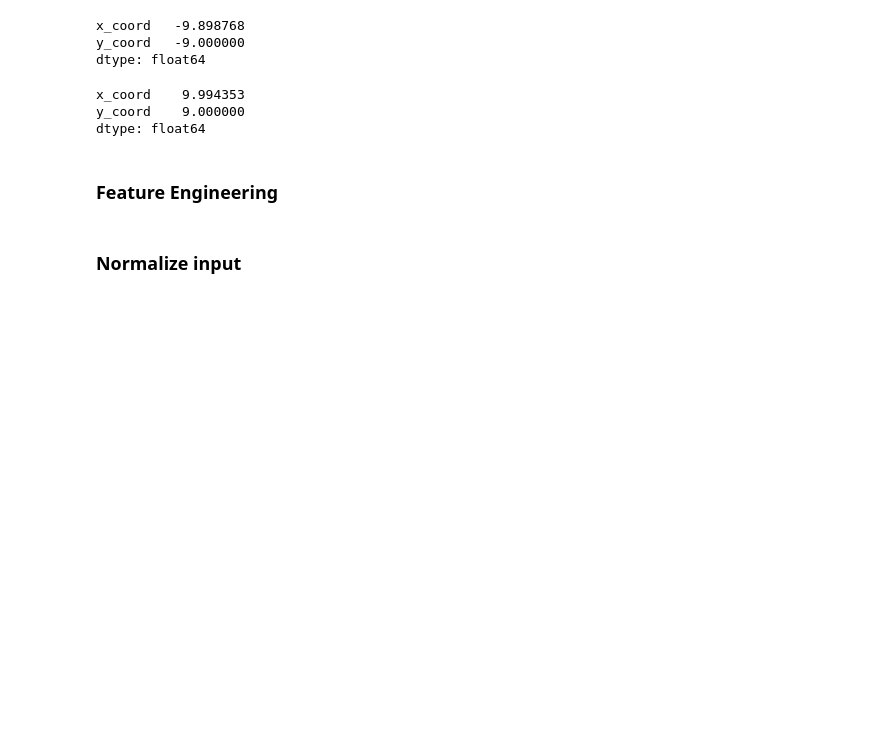
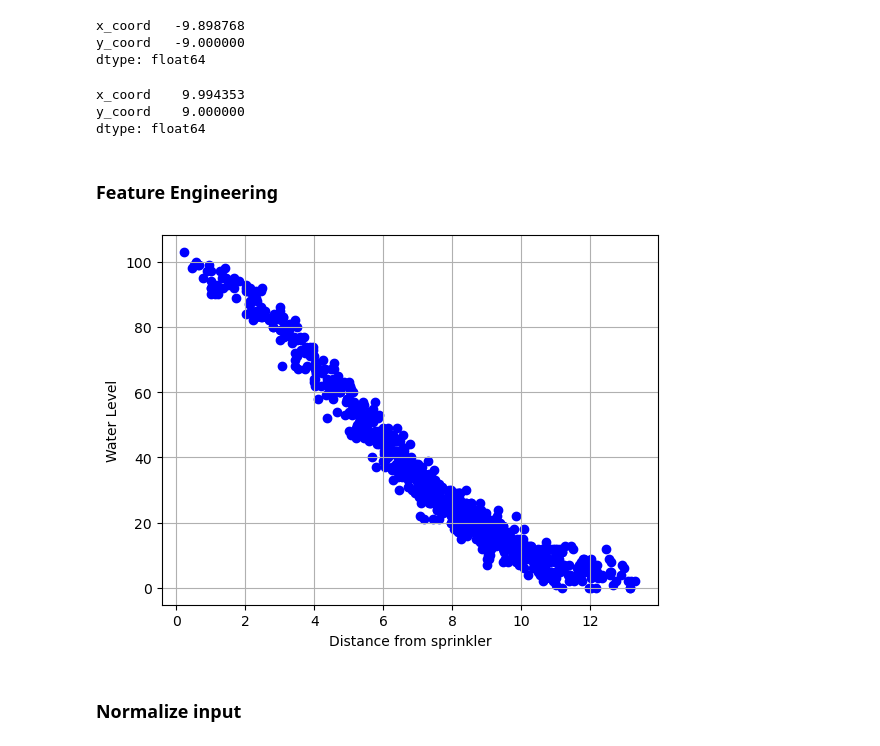
Before and after one commit to MartinRajniak/Neural-Networks-from-Scratch, a Jupyter notebook: notebooks/non_linear_regression/smart_sprinkler.ipynb, the cells around one changed output. Drawn from its saved outputs; the diff is of its cells as text; code cells hidden in the pictures; blank space fills up the shorter version.

```diff
--- a/notebooks/non_linear_regression/smart_sprinkler.ipynb
+++ b/notebooks/non_linear_regression/smart_sprinkler.ipynb
@@ -91,3 +84,12 @@ inputs["distance_from_center"] = np.sqrt((inputs["x_coord"])**2 + (inputs["y_coo
+# %%
+plt.scatter(inputs["distance_from_center"], targets, color='blue', marker='o', label='Data Points')
+
+plt.xlabel("Distance from sprinkler")
+plt.ylabel("Water Level")
+plt.grid(True)
+plt.show()
+# %% [output]
+[figure, added]
 # %% [markdown]
 ### Normalize input
 # %%
```
Also changed, not shown: parts of 11 cells of this notebook.
